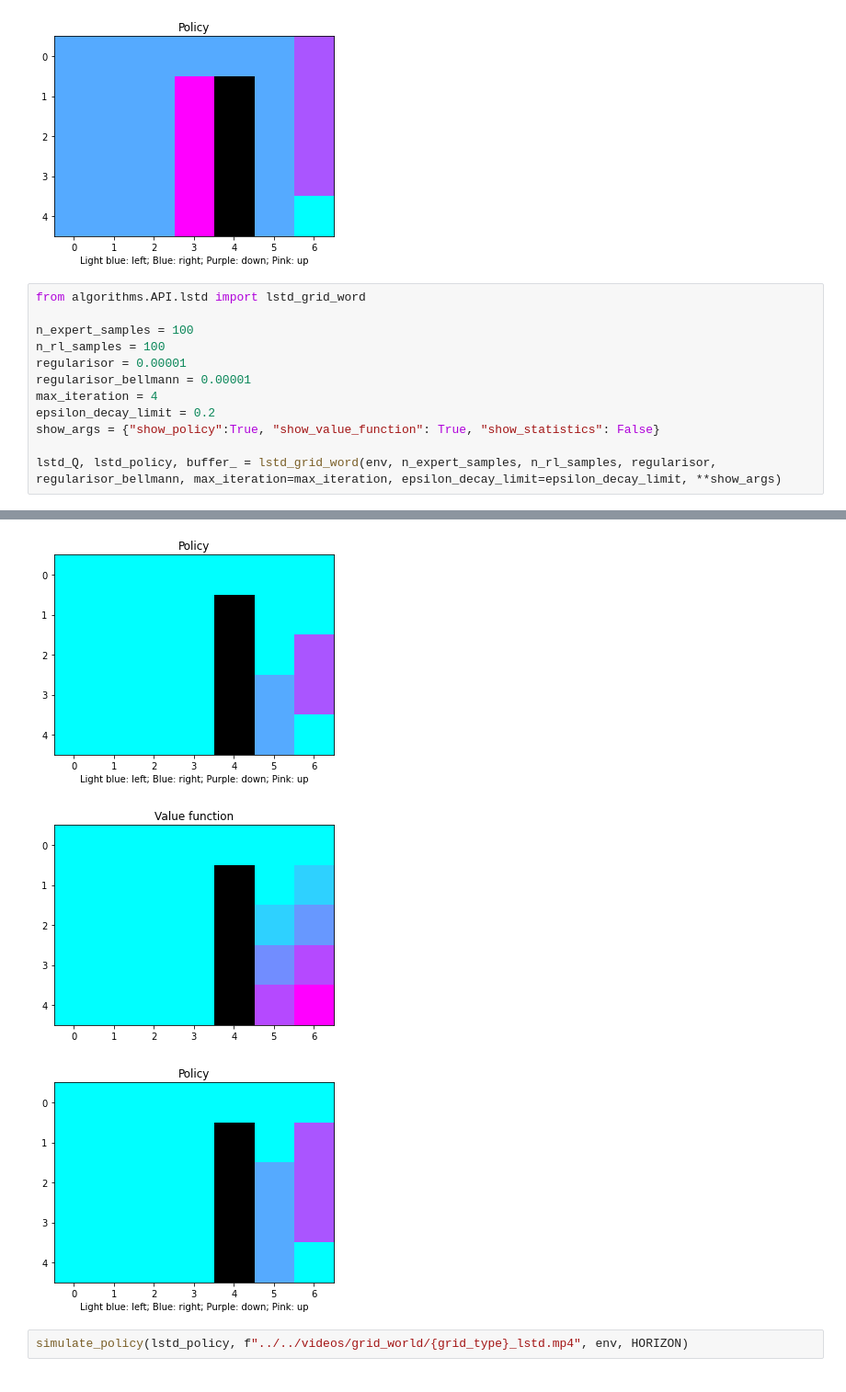
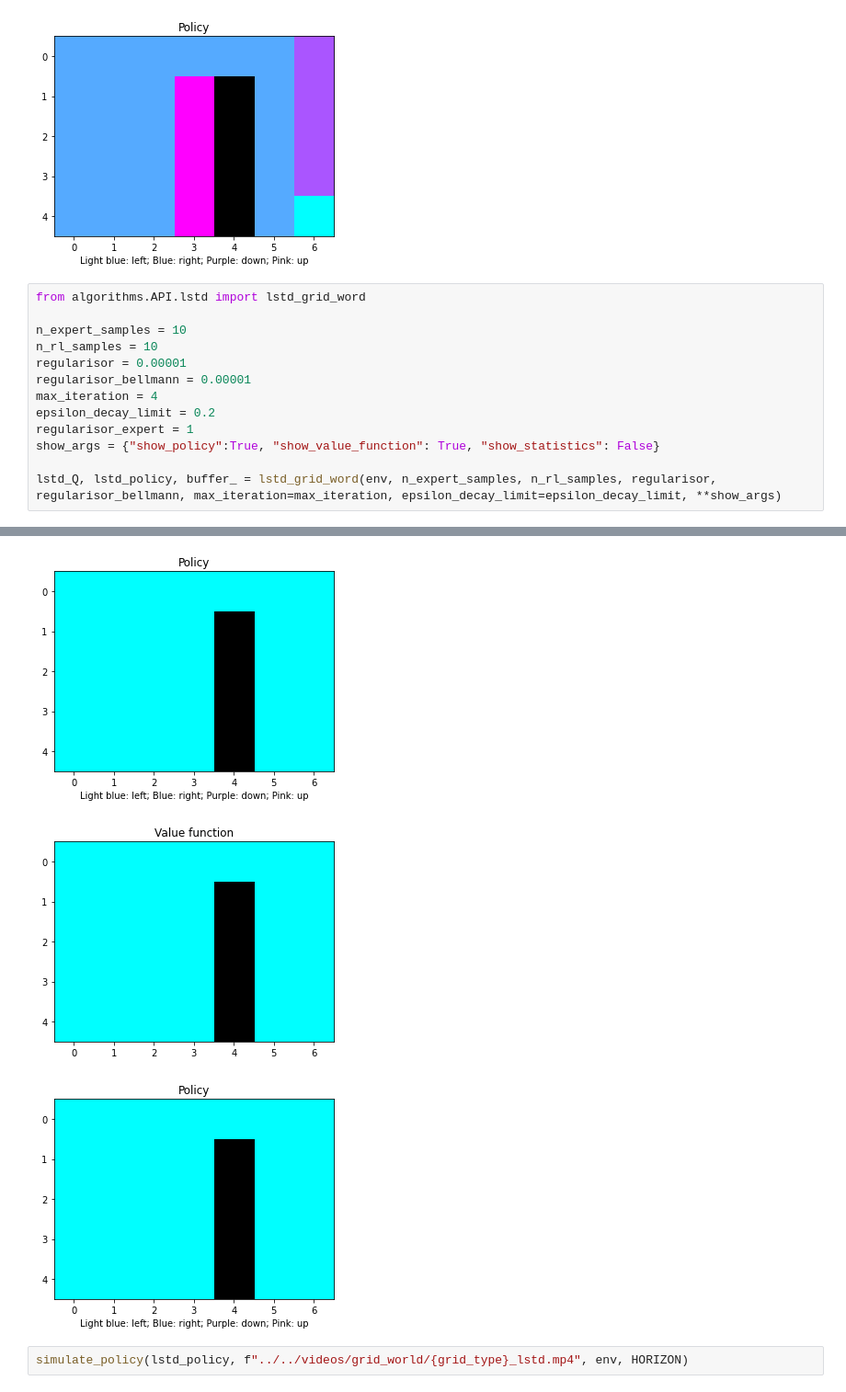
Before and after one commit to theovincent/ReinforcementLearningWithDemonstration, a Jupyter notebook: simulators/grid_world/simulate_algorithms.ipynb, the cells around one changed output, grey strips where cells are left out. Shown: that part at 92% size. Saved outputs shown, nothing was run; the diff lists cells and outputs as text.

```diff
--- a/simulators/grid_world/simulate_algorithms.ipynb
+++ b/simulators/grid_world/simulate_algorithms.ipynb
@@ -34,12 +34,13 @@ plt.show()
 # %%
 from algorithms.API.lstd import lstd_grid_word
 
-n_expert_samples = 100
-n_rl_samples = 100
+n_expert_samples = 10
+n_rl_samples = 10
 regularisor = 0.00001
 regularisor_bellmann = 0.00001
 max_iteration = 4
 epsilon_decay_limit = 0.2
+regularisor_expert = 1
 show_args = {"show_policy":True, "show_value_function": True, "show_statistics": False}
 
 lstd_Q, lstd_policy, buffer_ = lstd_grid_word(env, n_expert_samples, n_rl_samples, regularisor, regularisor_bellmann, max_iteration=max_iteration, epsilon_decay_limit=epsilon_decay_limit, **show_args)
@@ -52,6 +53,6 @@ lstd_Q, lstd_policy, buffer_ = lstd_grid_word(env, n_expert_samples, n_rl_sample
-[figure, old version]
+[figure, new version]
-[figure, old version]
+[figure, new version]
-[figure, old version]
+[figure, new version]
 # %%
 simulate_policy(lstd_policy, f"../../videos/grid_world/{grid_type}_lstd.mp4", env, HORIZON)
 # %% [output]
```
Also changed, not shown: parts of 1 cell of this notebook, 1 other file.
